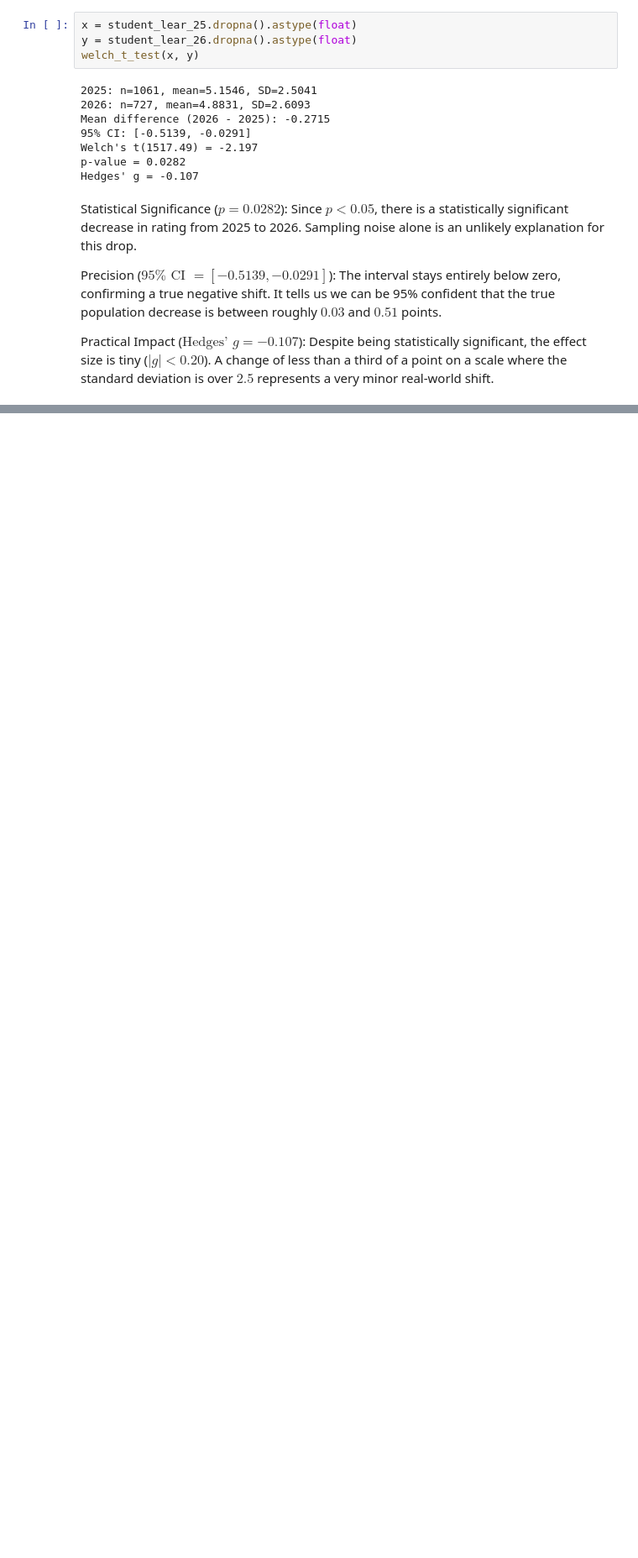
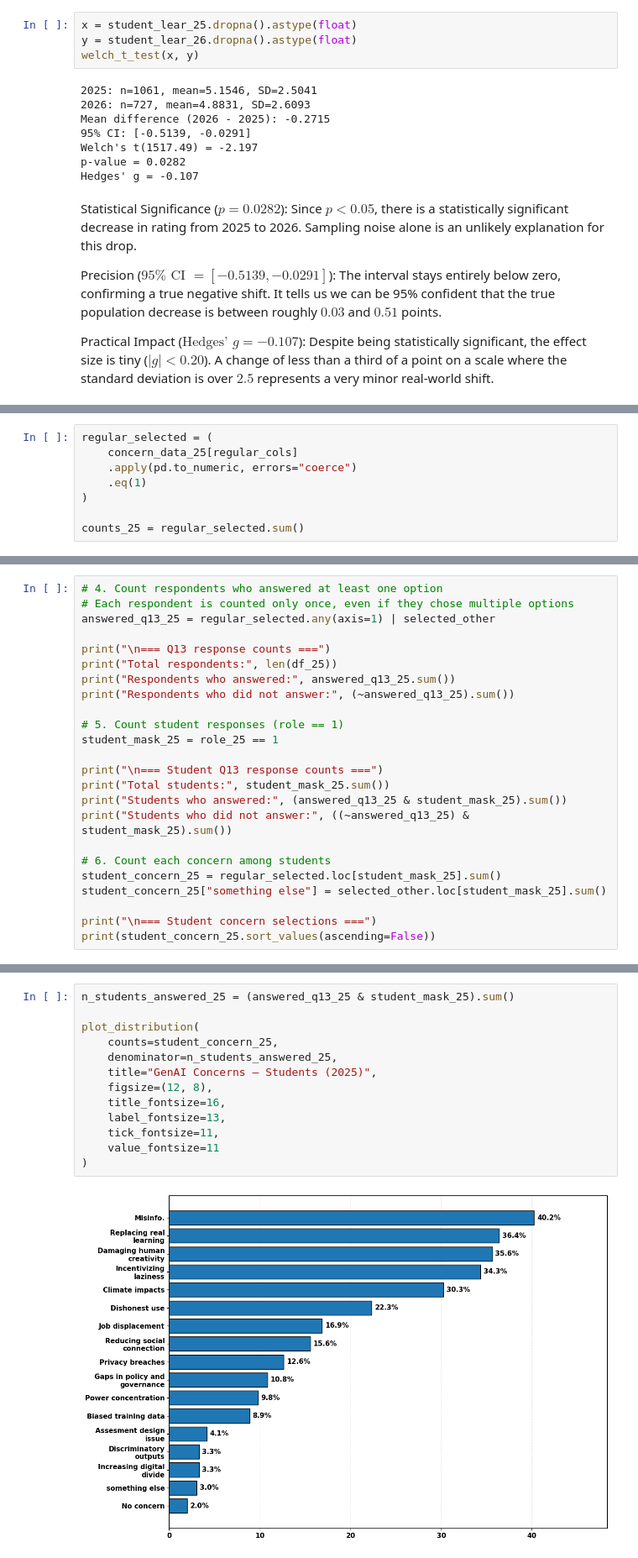
Before and after one commit to JesanOvi/GenAI-Survey-Analysis, a Jupyter notebook: note_books/Survey26.ipynb, the cells around one changed output, grey strips where cells are left out. Shown at 84% size. Drawn from its saved outputs; the diff is of its cells as text; blank space fills up the shorter version.

```diff
--- a/note_books/Survey26.ipynb
+++ b/note_books/Survey26.ipynb
@@ -801,0 +1389,8 @@ Practical Impact ($\text{Hedges' } g = -0.107$): Despite being statistically sig
+# %%
+regular_selected = (
+    concern_data_25[regular_cols]
+    .apply(pd.to_numeric, errors="coerce")
+    .eq(1)
+)
+
+counts_25 = regular_selected.sum()
@@ -801,0 +1435,24 @@ Practical Impact ($\text{Hedges' } g = -0.107$): Despite being statistically sig
+# %%
+# 4. Count respondents who answered at least one option
+# Each respondent is counted only once, even if they chose multiple options
+answered_q13_25 = regular_selected.any(axis=1) | selected_other
+
+print("\n=== Q13 response counts ===")
+print("Total respondents:", len(df_25))
+print("Respondents who answered:", answered_q13_25.sum())
+print("Respondents who did not answer:", (~answered_q13_25).sum())
+
+# 5. Count student responses (role == 1)
+student_mask_25 = role_25 == 1
+
+print("\n=== Student Q13 response counts ===")
+print("Total students:", student_mask_25.sum())
+print("Students who answered:", (answered_q13_25 & student_mask_25).sum())
+print("Students who did not answer:", ((~answered_q13_25) & student_mask_25).sum())
+
+# 6. Count each concern among students
+student_concern_25 = regular_selected.loc[student_mask_25].sum()
+student_concern_25["something else"] = selected_other.loc[student_mask_25].sum()
+
+print("\n=== Student concern selections ===")
+print(student_concern_25.sort_values(ascending=False))
@@ -801,0 +1477,15 @@ Practical Impact ($\text{Hedges' } g = -0.107$): Despite being statistically sig
+# %%
+n_students_answered_25 = (answered_q13_25 & student_mask_25).sum()
+
+plot_distribution(
+    counts=student_concern_25,
+    denominator=n_students_answered_25,
+    title="GenAI Concerns — Students (2025)",
+    figsize=(12, 8),
+    title_fontsize=16,
+    label_fontsize=13,
+    tick_fontsize=11,
+    value_fontsize=11
+)
+# %% [output]
+[figure, added]
```
Also changed, not shown: parts of 60 cells of this notebook, 1 other file.
